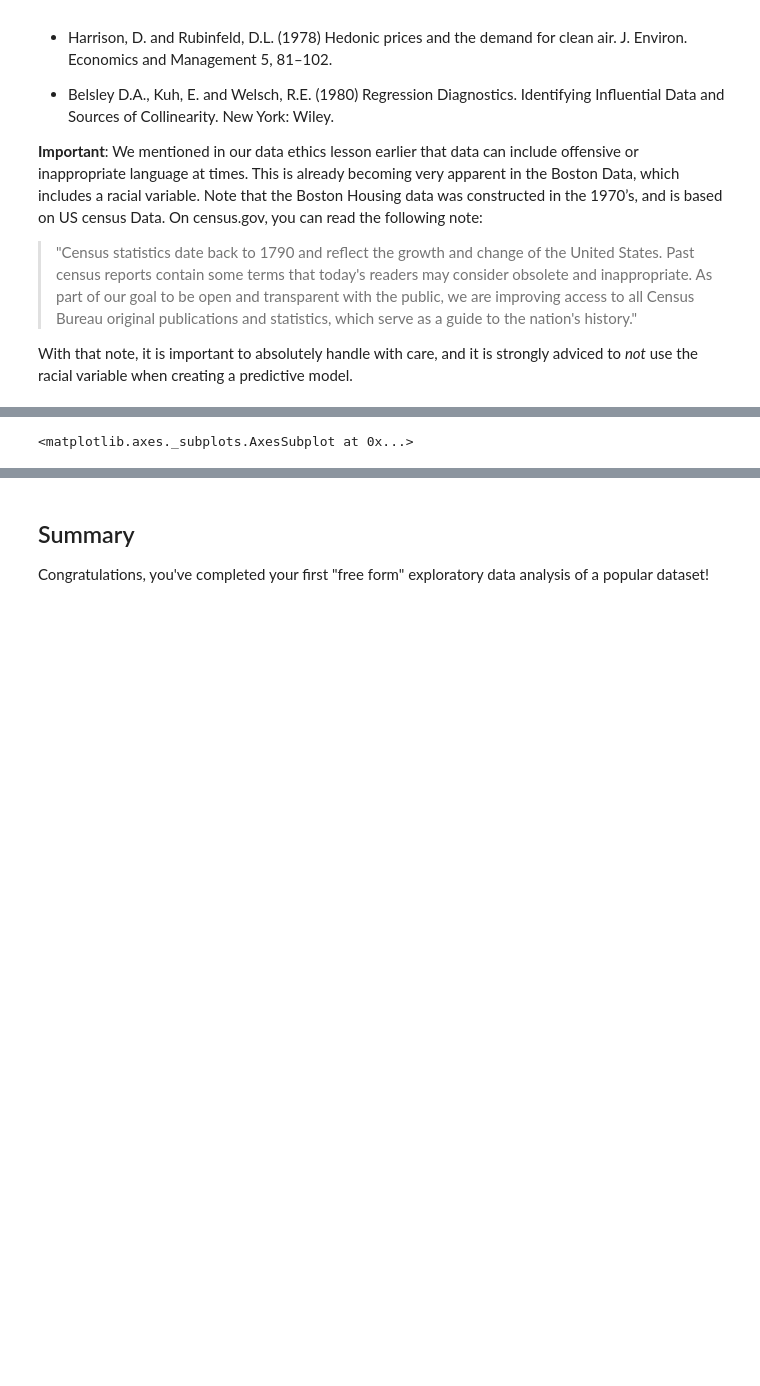
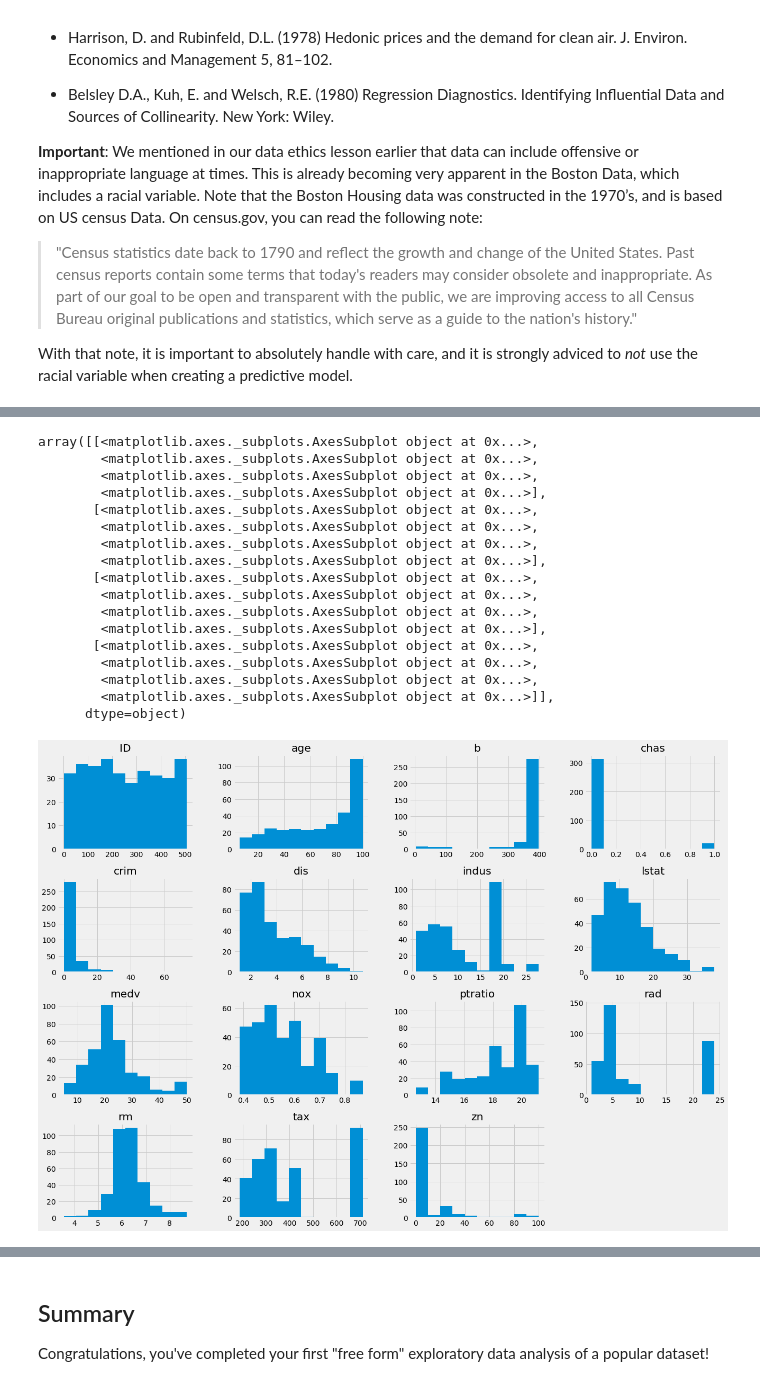
Before and after one commit to will4865/dsc-project-eda-with-pandas-onl01-dtsc-ft-030220, a Jupyter notebook: index.ipynb, the cells around one changed output, grey strips where cells are left out. Drawn from its saved outputs; the diff is of its cells as text; code cells hidden in the pictures; blank space fills up the shorter version.

```diff
--- a/index.ipynb
+++ b/index.ipynb
@@ -74,3 +71,0 @@ df.describe()
-# %%
-df = df.sort_values(by = 'crim', ascending = False)
-df.info()
@@ -98,5 +95,5 @@ memory usage: 41.6 KB
 # %%
-df.plot('crim', 'dis', kind = 'box')
+df.hist(figsize=(20,15))
 #higher crime rate as distance to employment centers decreases
 #employment centers are built in higher crime areas
 # %% [output]
@@ -105,2 +100,19 @@ df.plot('crim', 'dis', kind = 'box')
-<matplotlib.axes._subplots.AxesSubplot at 0x...>
+array([[<matplotlib.axes._subplots.AxesSubplot object at 0x...>,
+        <matplotlib.axes._subplots.AxesSubplot object at 0x...>,
+        <matplotlib.axes._subplots.AxesSubplot object at 0x...>,
+        <matplotlib.axes._subplots.AxesSubplot object at 0x...>],
+       [<matplotlib.axes._subplots.AxesSubplot object at 0x...>,
+        <matplotlib.axes._subplots.AxesSubplot object at 0x...>,
+        <matplotlib.axes._subplots.AxesSubplot object at 0x...>,
+        <matplotlib.axes._subplots.AxesSubplot object at 0x...>],
+       [<matplotlib.axes._subplots.AxesSubplot object at 0x...>,
+        <matplotlib.axes._subplots.AxesSubplot object at 0x...>,
+        <matplotlib.axes._subplots.AxesSubplot object at 0x...>,
+        <matplotlib.axes._subplots.AxesSubplot object at 0x...>],
+       [<matplotlib.axes._subplots.AxesSubplot object at 0x...>,
+        <matplotlib.axes._subplots.AxesSubplot object at 0x...>,
+        <matplotlib.axes._subplots.AxesSubplot object at 0x...>,
+        <matplotlib.axes._subplots.AxesSubplot object at 0x...>]],
+      dtype=object)
+[figure, added]
 # %%
```
Also changed, not shown: parts of 8 cells of this notebook.
